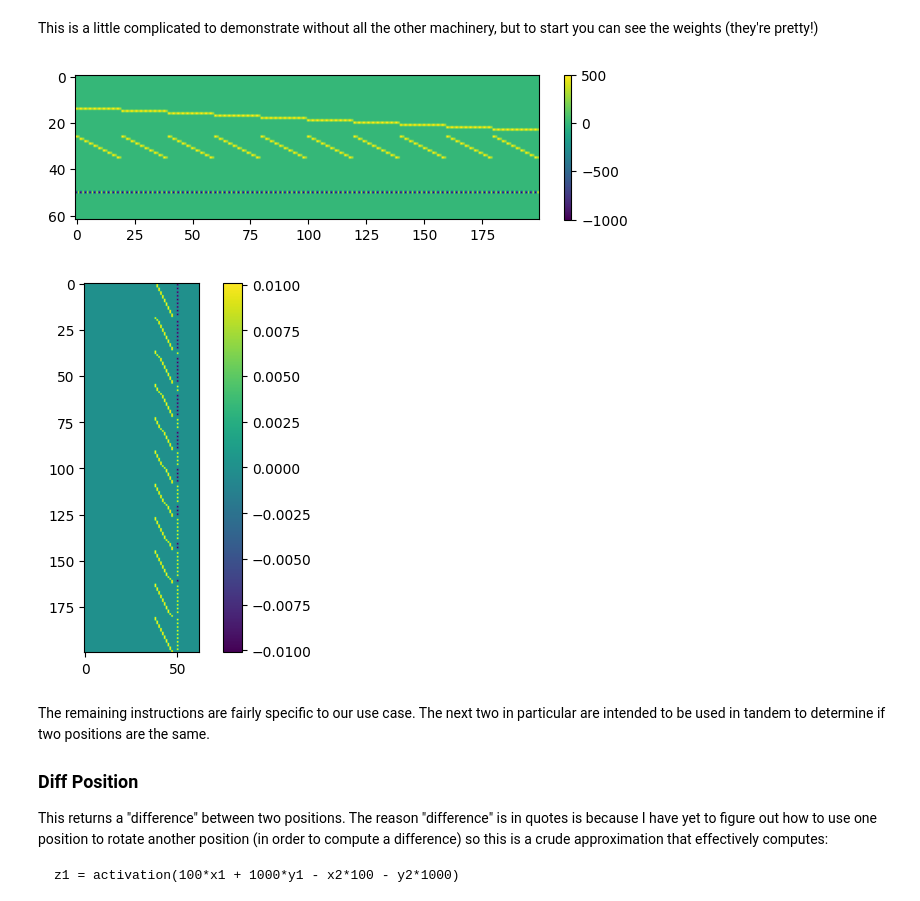
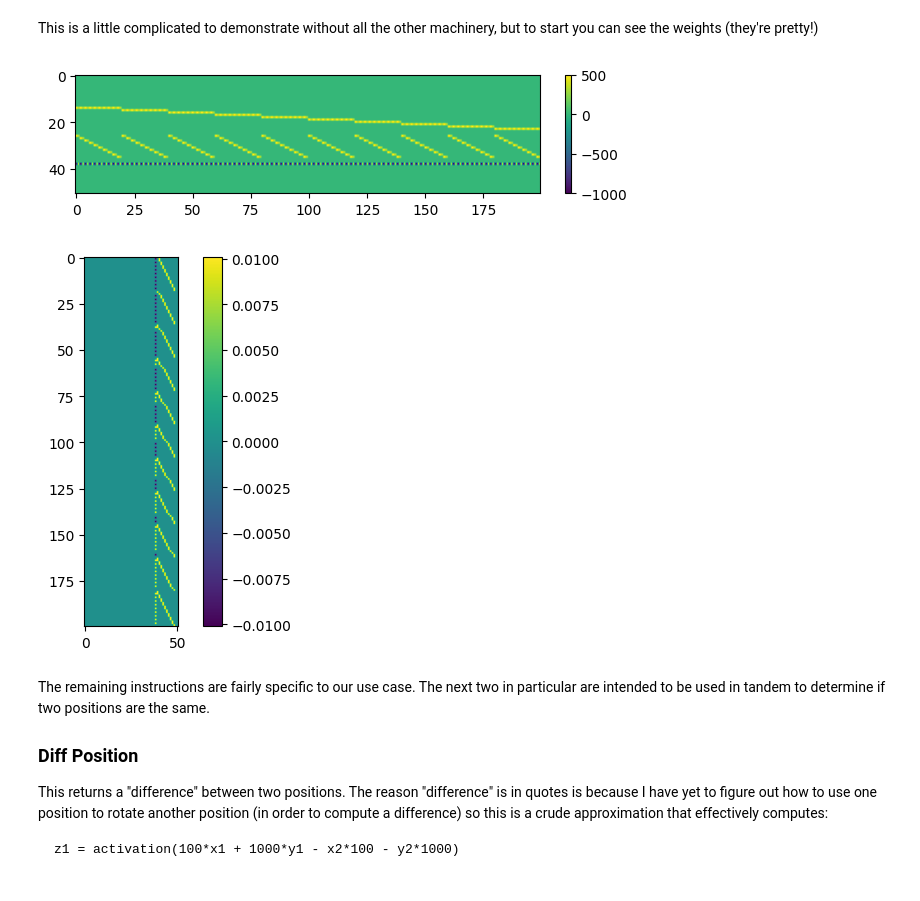
Before and after one commit to michael-go/handcrafted, a Jupyter notebook: HandCrafted.ipynb, the cells around one changed output. Saved outputs shown, nothing was run; the diff lists cells and outputs as text; code cells hidden in the pictures.

Commit message:
SingleDigitAdd example, carry register can be len 1

```diff
--- a/HandCrafted.ipynb
+++ b/HandCrafted.ipynb
@@ -557,19 +557,19 @@ This is a little complicated to demonstrate without all the other machinery, but
 # %%
 tokens = list('0123456789+=')
 pos = Register('pos', 2)
 left = Register('left', len(tokens))
 right = Register('right', len(tokens))
+carry = Register('carry', 1)
 out = Register('out', len(tokens))
-carry = Register('carry', len(tokens))
 
-embedding = EmbeddedState(tokens, [pos, left, right, out, carry])
+embedding = EmbeddedState(tokens, [pos, left, right, carry, out])
 single_digit_add = SingleDigitAdd(embedding, left, right, carry, out)
 
 plot_tensor(single_digit_add.w1)
 plot_tensor(single_digit_add.w2)
 # %% [output]
-[figure, old version]
+[figure, new version]
-[figure, old version]
+[figure, new version]
 # %% [markdown]
 The remaining instructions are fairly specific to our use case. The next two in particular are intended to be used in tandem to determine if two positions are the same.
 
```
